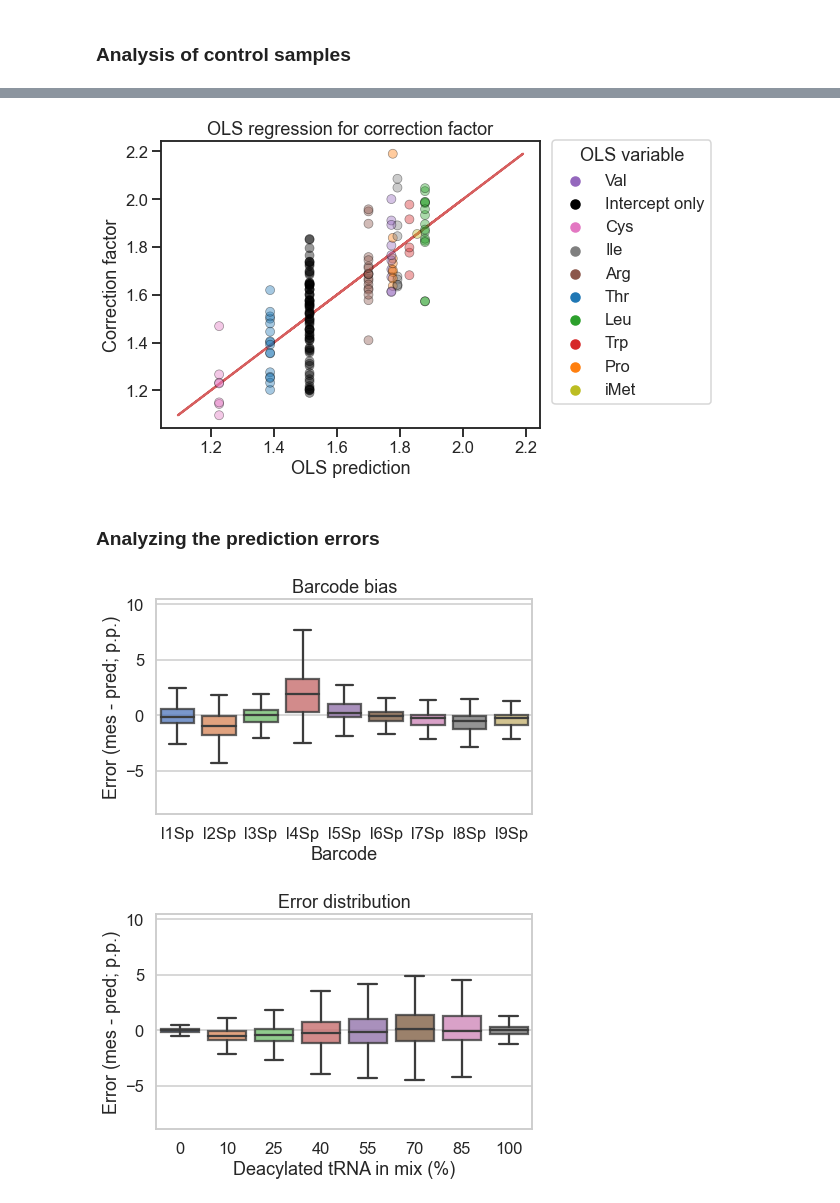
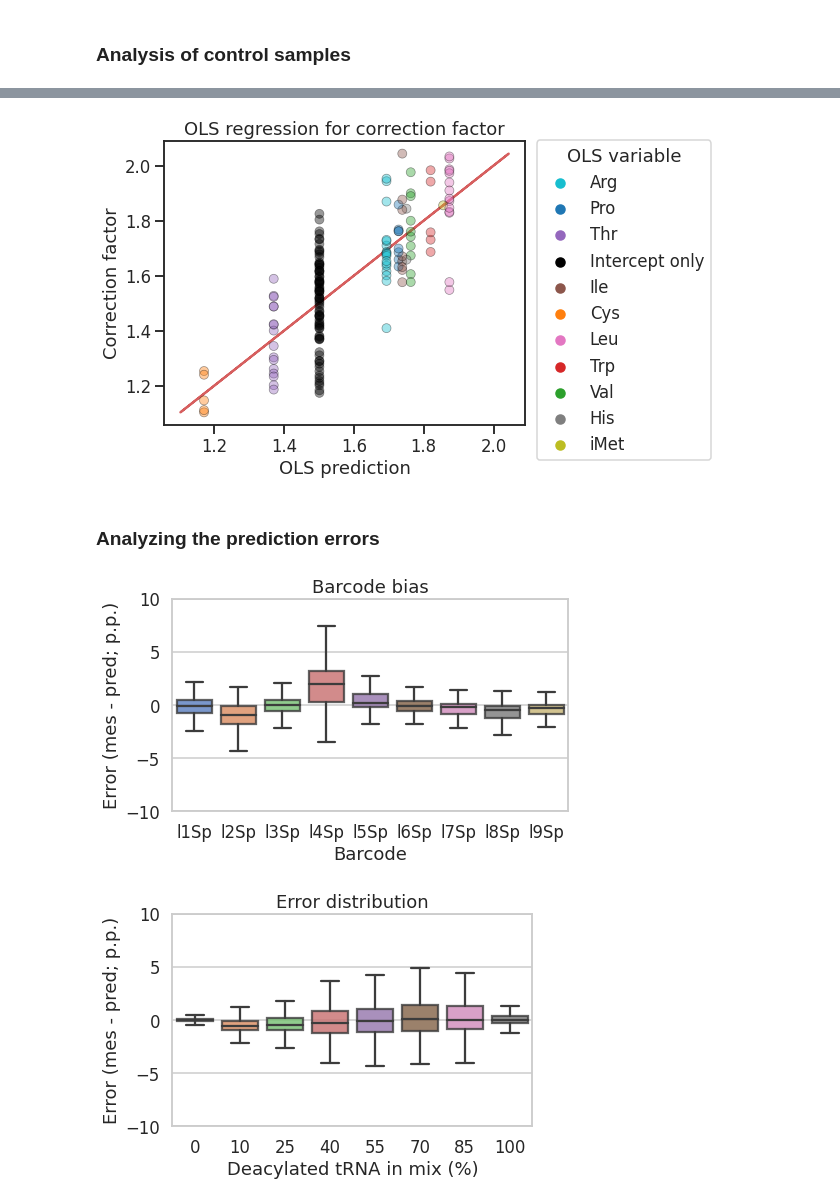
Before and after one commit to krdav/tRNA-charge-seq, a Jupyter notebook: projects/charge_titration/process_data_pub.ipynb, the cells around one changed output, grey strips where cells are left out. Cells and saved outputs as stored; diff of their text form; code cells hidden in the pictures.

```diff
--- a/projects/charge_titration/process_data_pub.ipynb
+++ b/projects/charge_titration/process_data_pub.ipynb
@@ -232,7 +231,7 @@ with sns.axes_style("whitegrid"):
 # Plot the charge of the
 # fully deacylated samples without the fMet:
 with sns.axes_style("whitegrid"):
-    fig = plt.figure(figsize=(6.7, 4))
+    fig = plt.figure(figsize=(7, 4))
     gs = fig.add_gridspec(1, 2, width_ratios=[3.5, 1])
     ax1 = fig.add_subplot(gs[0, 0])
     ax2 = fig.add_subplot(gs[0, 1], sharey=ax1)
@@ -435,7 +434,7 @@ fig.tight_layout()
 # %%
 # Plot per codon charge:
 with sns.axes_style("ticks", rc={'lines.solid_capstyle': 'projecting'}):
-    fig = plt.figure(figsize=(13, 5))
+    fig = plt.figure(figsize=(13.6, 5))
     gs = fig.add_gridspec(1, 30)
     ax1 = fig.add_subplot(gs[0, 0:22])
     ax2 = fig.add_subplot(gs[0, 22:], sharey=ax1)
@@ -666,7 +664,7 @@ strong multicollinearity or other numerical problems.
 # %%
 endog = pd.DataFrame(results.model.endog, columns=[results.model.endog_names])
 exog = pd.DataFrame(results.model.exog, columns=results.model.exog_names)
-cols_sele = ['Intercept', 'amino_acid[T.Arg]', 'amino_acid[T.Cys]', \
+cols_sele = ['Intercept', 'amino_acid[T.Arg]', 'amino_acid[T.Cys]', 'amino_acid[T.His]', \
 'amino_acid[T.Ile]', 'amino_acid[T.Leu]', 'amino_acid[T.Pro]', 'amino_acid[T.Thr]', \
 'amino_acid[T.Trp]', 'amino_acid[T.Val]', 'amino_acid[T.iMet]']
 results = sm.OLS(endog, exog=exog.loc[:, cols_sele]).fit()
@@ -708,7 +706,7 @@ fig.tight_layout()
 # %%
 # Plot the regression results:
 FB_df['Inferred_fitted'] = results.fittedvalues.values
-aa_sele = {'Arg', 'Cys', 'Ile', 'Leu', 'Pro', 'Thr', 'Trp', 'Val', 'iMet'}
+aa_sele = {'Arg', 'Cys', 'His', 'Ile', 'Leu', 'Pro', 'Thr', 'Trp', 'Val', 'iMet'}
 AArgb_dict = dict()
 cmap_b = mpl.colormaps['tab10']
 for aai, aa in enumerate(aa_sele):
@@ -741,27 +739,28 @@ g1.set_title('OLS regression for correction factor')
 fig.tight_layout()
 fig.savefig('data/plotting_pub/correction-factor_OLS-prediction.pdf', bbox_inches='tight')
 # %% [output]
-[figure, old version]
+[figure, new version]
 # %% [markdown]
 ### Analyzing the prediction errors
 # %%
 # Plot the prediction error for all the tRNA annotations
 # broken down by barcode:
 bc_order = sorted(set(titr_df['barcode']))
 with sns.axes_style("whitegrid"):
-    fig, ax1 = plt.subplots(1, 1, figsize=(6.5, 4.5))
+    fig, ax1 = plt.subplots(1, 1, figsize=(7, 4.5))
     g1 = sns.boxplot(ax=ax1, data=titr_df, x='barcode', y='pred_err', \
                      boxprops=dict(alpha=0.8), order=bc_order, fliersize=False)
 
 g1.set(xlabel='Barcode', ylabel='Error (mes - pred; p.p.)')
 g1.set_title('Barcode bias')
+g1.set(ylim=(-10, 10))
 fig.tight_layout()
 fig.savefig('data/plotting_pub/barcode_prediction-error.pdf', bbox_inches='tight')
 
 # And dump the data summary as an Excel file:
 titr_df.loc[:, ['barcode', 'pred_err']].pivot(columns='barcode').describe().to_csv('barcode-bias_summary.csv')
 # %% [output]
-[figure, old version]
+[figure, new version]
 # %%
 # Plot the prediction error for all the tRNA annotations
 # broken down by the percentage :
@@ -773,10 +772,11 @@ with sns.axes_style("whitegrid"):
 
 g1.set(xlabel='Deacylated tRNA in mix (%)', ylabel='Error (mes - pred; p.p.)')
 g1.set_title('Error distribution')
+g1.set(ylim=(-10, 10))
 fig.tight_layout()
 fig.savefig('data/plotting_pub/percent-deacyl_prediction-error.pdf', bbox_inches='tight')
 # %% [output]
-[figure, old version]
+[figure, new version]
 # %%
 # Run-to-run bias:
 with sns.axes_style("whitegrid"):
```
Also changed, not shown: parts of 20 cells of this notebook, 7 other files.
